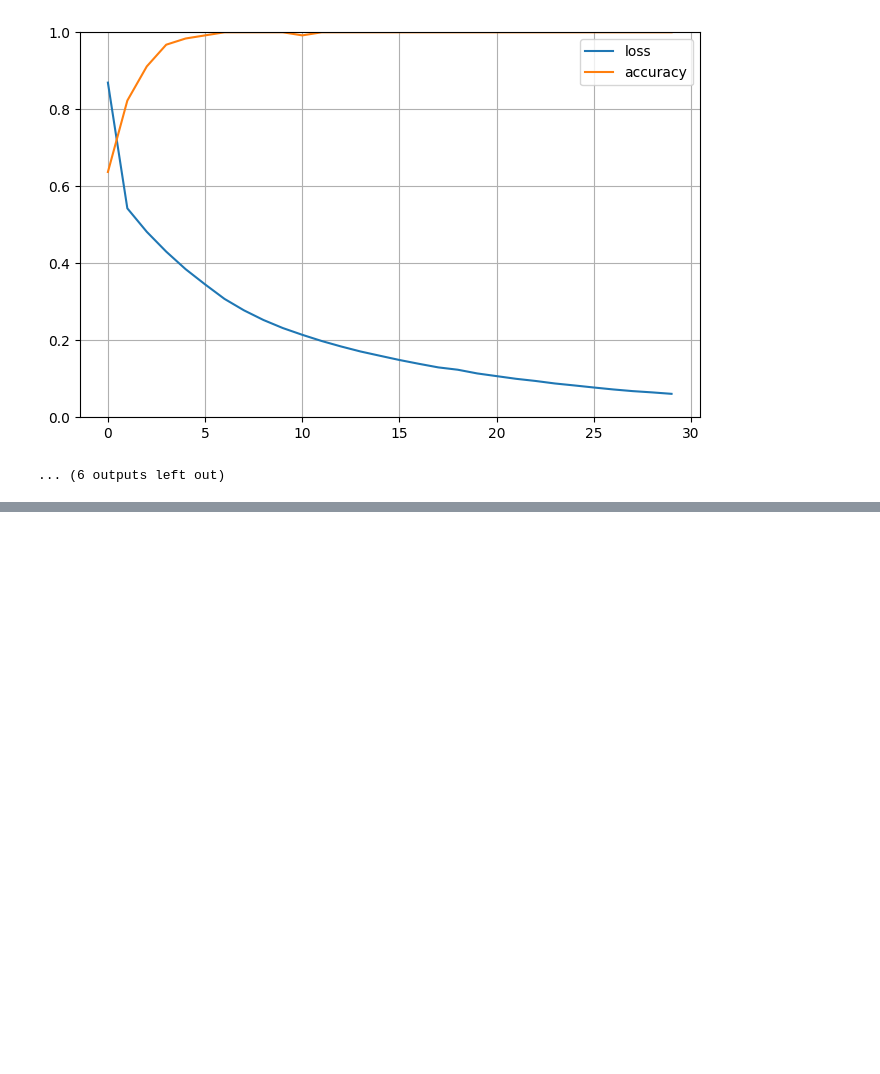
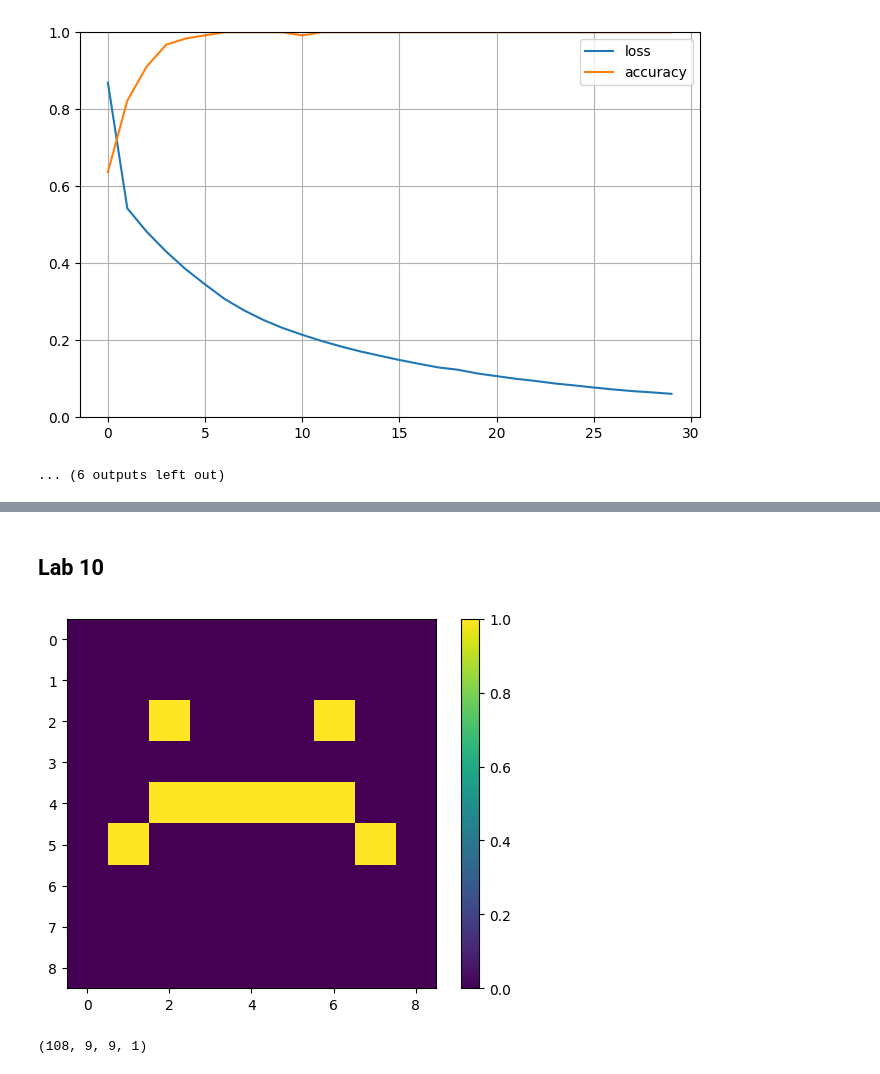
Before and after one commit to lascha212/F21DL, a Jupyter notebook: lab.ipynb, the cells around one changed output, grey strips where cells are left out. Saved outputs shown, nothing was run; the diff lists cells and outputs as text; code cells hidden in the pictures; blank space fills up the shorter version.

```diff
--- a/lab.ipynb
+++ b/lab.ipynb
@@ -1416,0 +1429,2 @@ SyntaxError: invalid syntax. Perhaps you forgot a comma? (3009624814.py, line 16
+# %% [markdown]
+## Lab 10
@@ -1416,0 +1438,17 @@ SyntaxError: invalid syntax. Perhaps you forgot a comma? (3009624814.py, line 16
+# %%
+X = np.load('./data/smiley_X.npy')
+y = np.load('./data/smiley_y.npy')
+
+X_train, X_test, y_train, y_test = train_test_split(X, y)
+# %%
+plt.figure()
+plt.imshow(X_train[0])
+plt.colorbar()
+plt.grid(False)
+plt.show()
+# %% [output]
+[figure, added]
+# %%
+X_train.shape
+# %% [output]
+(108, 9, 9, 1)
```
Also changed, not shown: parts of 11 cells of this notebook, 1 other file.
